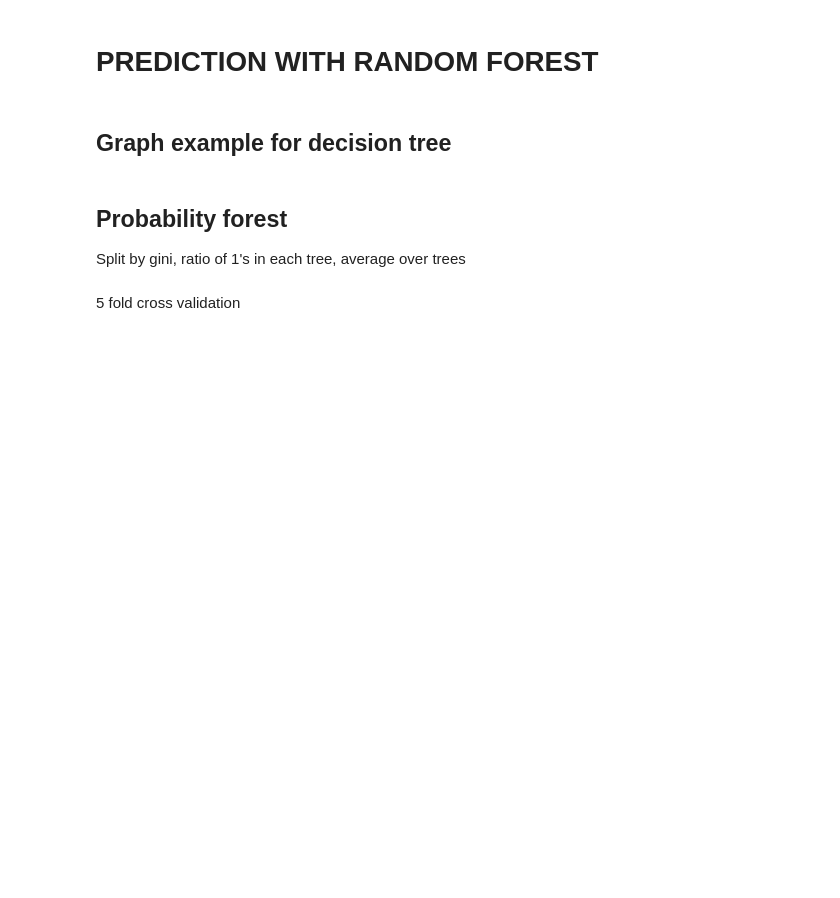
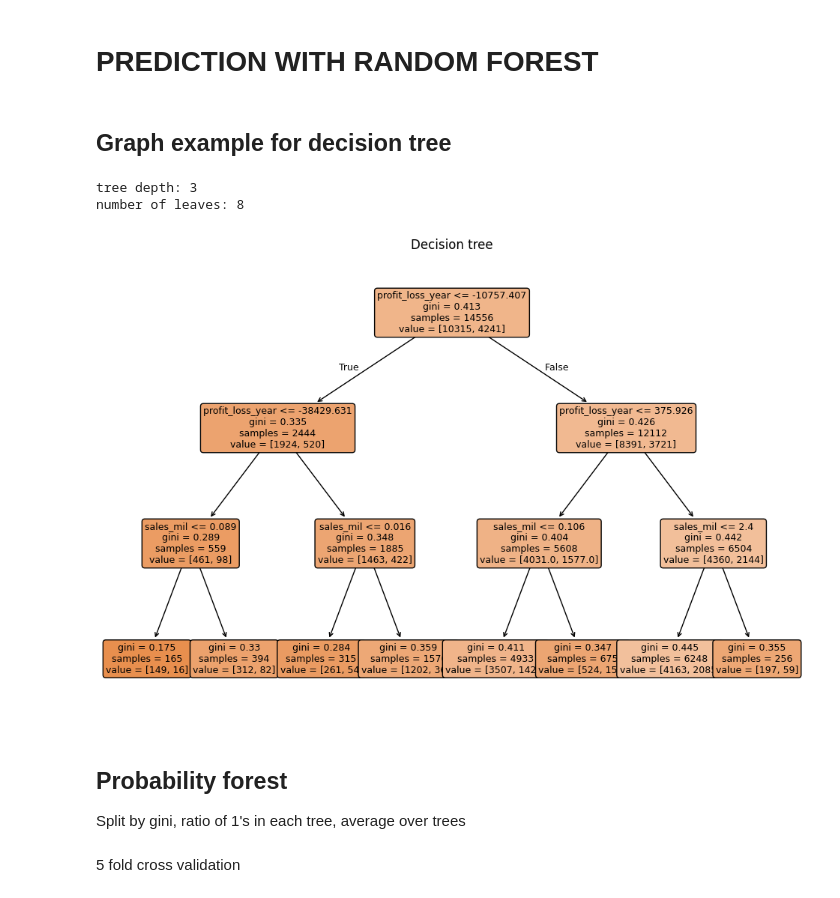
Before and after one commit to guiqvlaixi2164-max/Data-Analysis-3, a Jupyter notebook: Assignment 2/code/ch17-firm-fast-growth-prediction.ipynb, the cells around one changed output. Cells and saved outputs as stored; diff of their text form; code cells hidden in the pictures; blank space fills up the shorter version.

```diff
--- a/Assignment 2/code/ch17-firm-fast-growth-prediction.ipynb
+++ b/Assignment 2/code/ch17-firm-fast-growth-prediction.ipynb
@@ -1051,26 +1082,22 @@ y_holdout, rfvars_holdout = patsy.dmatrices("fast_growth~" + "+".join(rfvars), d
 # %% [markdown]
 ## Graph example for decision tree
 # %%
-from sklearn.tree import DecisionTreeClassifier
-from sklearn.tree import plot_tree
+from sklearn.tree import DecisionTreeClassifier, plot_tree
 
-data_for_graph = data_train[["sales_mil", "profit_loss_year", "foreign_management"]]
-rf_for_graph = DecisionTreeClassifier(
-    ccp_alpha=0.0028, min_samples_leaf=100, max_depth=3, random_state=41
-).fit(data_for_graph, y_train)
+clf2 = DecisionTreeClassifier(ccp_alpha=0.0001, min_samples_leaf=100, max_depth=3, random_state=41)
+clf2.fit(X_graph, y_train_df.iloc[:, 0])
 
-plt.figure()
-plt.figure(figsize=(11, 11))
-plot_tree(
-    rf_for_graph,
-    feature_names=data_for_graph.columns,
-    filled=True,
-    rounded=True,
-    proportion=True,
-    fontsize=10,
-)
+print("tree depth:", clf2.get_depth())
+print("number of leaves:", clf2.get_n_leaves())
+
+plt.figure(figsize=(12, 8))
+plot_tree(clf2, feature_names=X_graph.columns, filled=True, rounded=True, fontsize=9)
 plt.title("Decision tree")
 plt.show()
+# %% [output]
+tree depth: 3
+number of leaves: 8
+[figure, added]
 # %% [markdown]
 ## Probability forest
 
```
Also changed, not shown: parts of 22 cells of this notebook.
